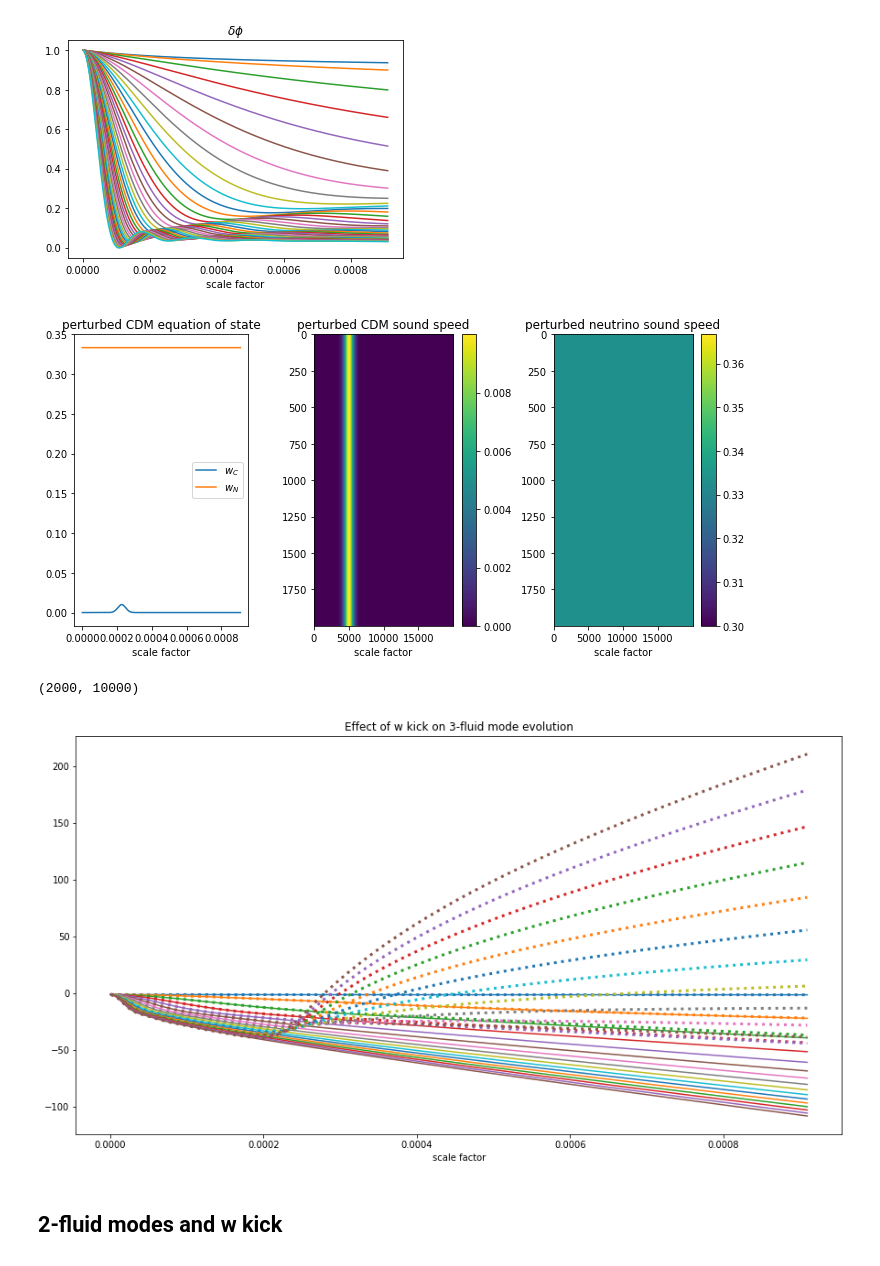
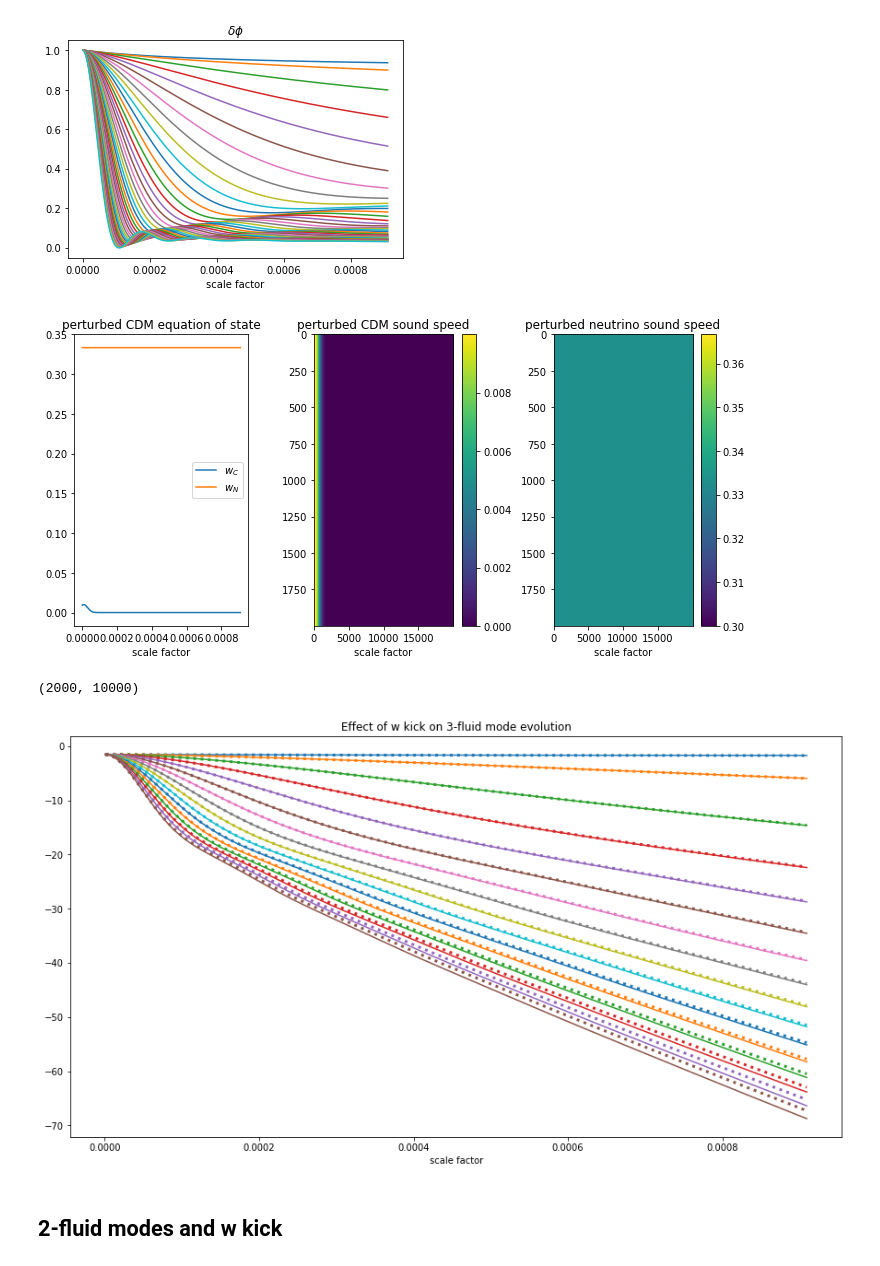
Before and after one commit to aifer4/gdm_pca, a Jupyter notebook: examples.ipynb, the cells around one changed output. Cells and saved outputs as stored; diff of their text form; code cells hidden in the pictures.

```diff
--- a/examples.ipynb
+++ b/examples.ipynb
@@ -62,7 +62,7 @@ def bump(A, a_center, width):
     return np.exp(-.5*((A-a_center)/(.5*width))**2)
 
 # here you can perturb wC, wN, or both
-delta_wC = .01*bump(A, a_rec/4, a_rec/20)
+delta_wC = .01*bump(A, a_rec/100, a_rec/20)
 wC_per = np.zeros(2*NT)*1/3 + delta_wC
 wN_per = np.ones(2*NT)*1/3
 cs2C_per = np.zeros((2*NT, NK)) + np.broadcast_to(delta_wC, (NK, 2*NT)).T
@@ -78,34 +78,34 @@ plt.plot(A,wN_per)
 plt.legend(['$w_C$', '$w_N$'])
 plt.xlabel('scale factor')
 plt.subplot(1,3,2)
 
 plt.title('perturbed CDM sound speed')
 plt.imshow(cs2C_per.T,aspect='auto')
 plt.colorbar()
 plt.xlabel('scale factor')
 plt.tight_layout()
 
 plt.subplot(1,3,3)
 plt.title('perturbed neutrino sound speed')
 plt.imshow(cs2N_per.T,aspect='auto')
 plt.colorbar()
 plt.xlabel('scale factor')
 plt.tight_layout()
 plt.show()
 
 # compute modes again with modified GDM functions
 Y_per, TAU = modes.solve_3fld(A, K, wC_per, cs2C_per, wN_per, cs2N_per, OmegaB0, OmegaC0,
            OmegaG0, OmegaN0)
 Phi_per = Y_per[:,0,:].T
 deltaG_per = Y_per[:,1,:].T
 vG_per = Y_per[:,2,:].T
 deltaC_per = Y_per[:,3,:].T
 vC_per = Y_per[:,4,:].T
 deltaN_per = Y_per[:,5,:].T
 vN_per = Y_per[:,6,:].T
 print(np.shape(Phi_per))
 # %% [output]
-[figure, old version]
+[figure, new version]
 (2000, 10000)
 # %%
 plt.figure(figsize=(15,8))
@@ -123,7 +123,7 @@ plt.xlabel('scale factor')
 #plt.semilogx()
 plt.show()
 # %% [output]
-[figure, old version]
+[figure, new version]
 # %% [markdown]
 ## 2-fluid modes and w kick
 # %%
```
Also changed, not shown: parts of 3 cells of this notebook, 6 other files.
